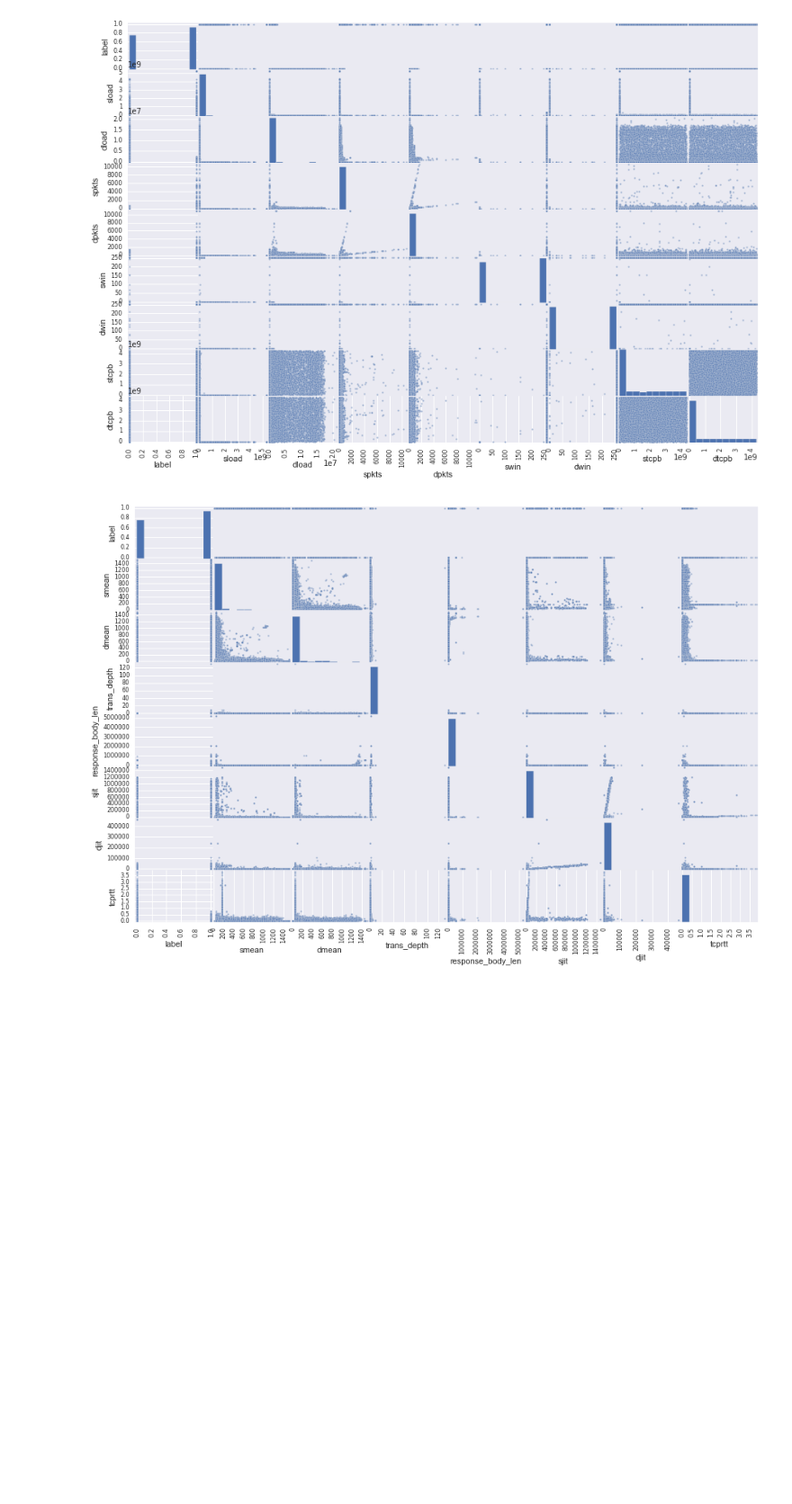
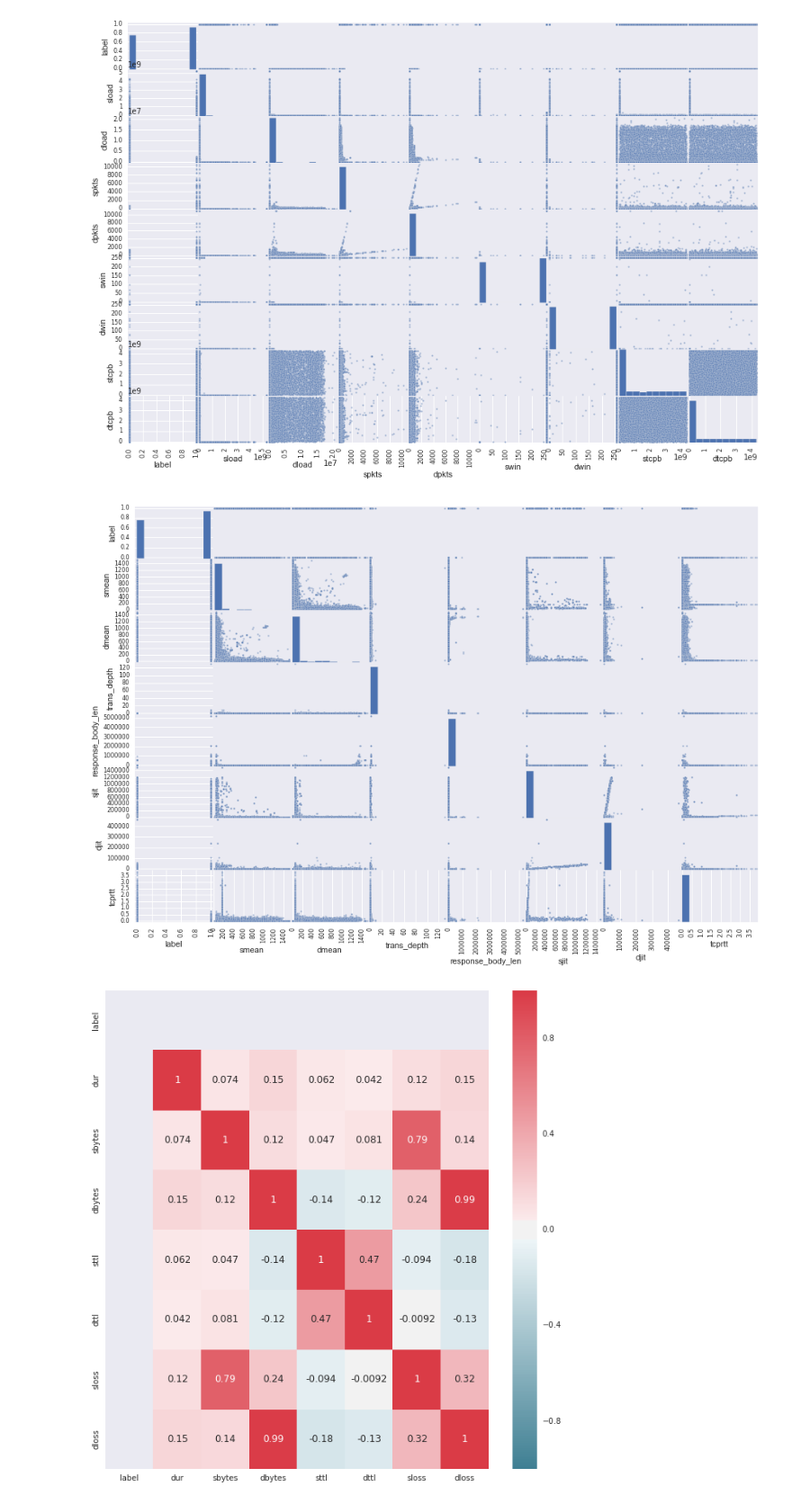
Before and after one commit to Dangerbotz/network_intrusion_detection_system, a Jupyter notebook: randy_detection_system.ipynb, the cells around one changed output. Shown at 90% size. Drawn from its saved outputs; the diff is of its cells as text; code cells hidden in the pictures; blank space fills up the shorter version.

```diff
--- a/randy_detection_system.ipynb
+++ b/randy_detection_system.ipynb
@@ -234 +227,48 @@ df3 = df[['label', 'smean', 'dmean', 'trans_depth', 'response_body_len', 'sjit',
+# %%
+import seaborn as sns
+cmap = sns.diverging_palette(220, 10, as_cmap=True) # one of the many color mappings
+
+#attack records
+df1_1 = df[['label', 'proto', 'state', 'dur', 'sbytes', 'dbytes', 'sttl', 'dttl', 'sloss', 'dloss']]
+df1_1 = df1_1[df1_1.label == 1]
+
+df1_2 = df[['label', 'service', 'sload', 'dload', 'spkts', 'dpkts', 'swin', 'dwin', 'stcpb', 'dtcpb']]
+df1_2 = df1_2[df1_2.label == 1]
+
+df1_3 = df[['label', 'smean', 'dmean', 'trans_depth', 'response_body_len', 'sjit', 'djit', 'tcprtt']]
+df1_3 = df1_3[df1_3.label == 1]
+
+## normal records
+df0_1 = df[['label', 'proto', 'state', 'dur', 'sbytes', 'dbytes', 'sttl', 'dttl', 'sloss', 'dloss']]
+df0_1 = df0_1[df0_1.label == 0]
+
+df0_2 = df[['label', 'service', 'sload', 'dload', 'spkts', 'dpkts', 'swin', 'dwin', 'stcpb', 'dtcpb']]
+df0_2 = df0_2[df0_2.label == 0]
+
+df0_3 = df[['label', 'smean', 'dmean', 'trans_depth', 'response_body_len', 'sjit', 'djit', 'tcprtt']]
+df0_3 = df0_3[df0_3.label == 0]
+
+
+## both attack and normal records
+df_1 = df[['label', 'proto', 'state', 'dur', 'sbytes', 'dbytes', 'sttl', 'dttl', 'sloss', 'dloss']]
+df_1 = df_1[df_1.label == 0]
+
+df_2 = df[['label', 'service', 'sload', 'dload', 'spkts', 'dpkts', 'swin', 'dwin', 'stcpb', 'dtcpb']]
+df_2 = df_2[df_2.label == 0]
+
+df_3 = df[['label', 'smean', 'dmean', 'trans_depth', 'response_body_len', 'sjit', 'djit', 'tcprtt']]
+df_3 = df_3[df_3.label == 0]
+# %%
+# NORMAL records
+
+# plot the correlation matrix using seaborn
+sns.set(style="darkgrid") # one of the many styles to plot using
+
+f, ax = plt.subplots(figsize=(9, 9))
+
+sns.heatmap(df0_1.corr(), cmap=cmap, annot=True)
+
+f.tight_layout()
+# %% [output]
+[figure, added]
 # %%
```
Also changed, not shown: parts of 6 cells of this notebook.
